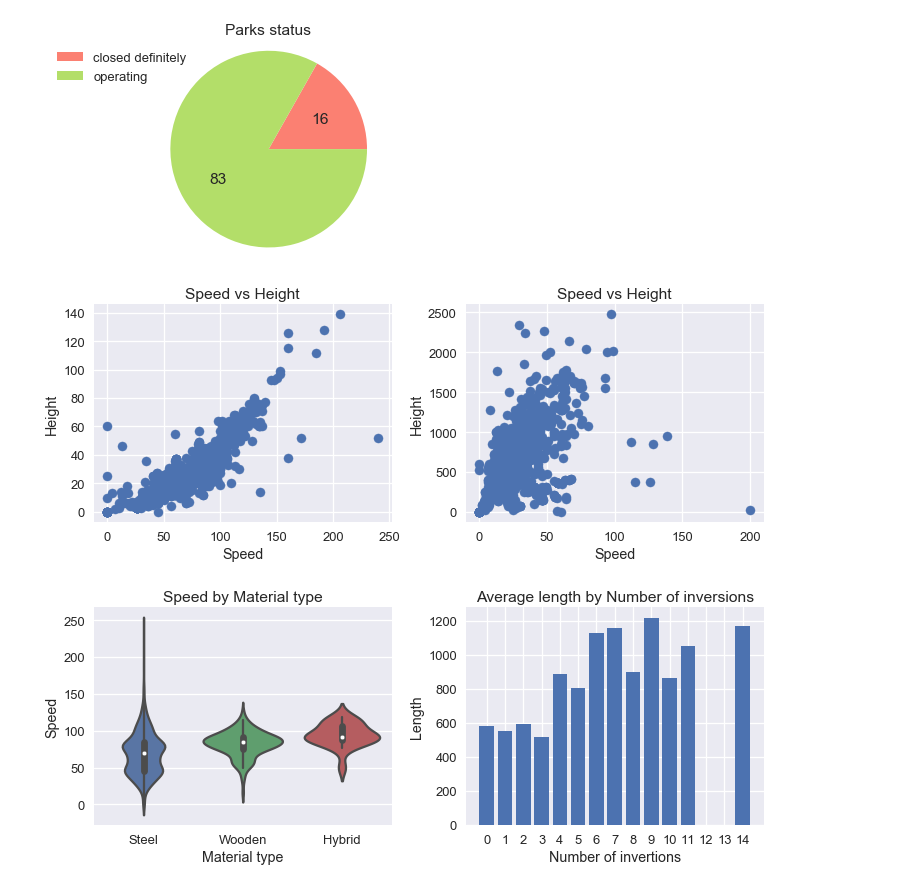
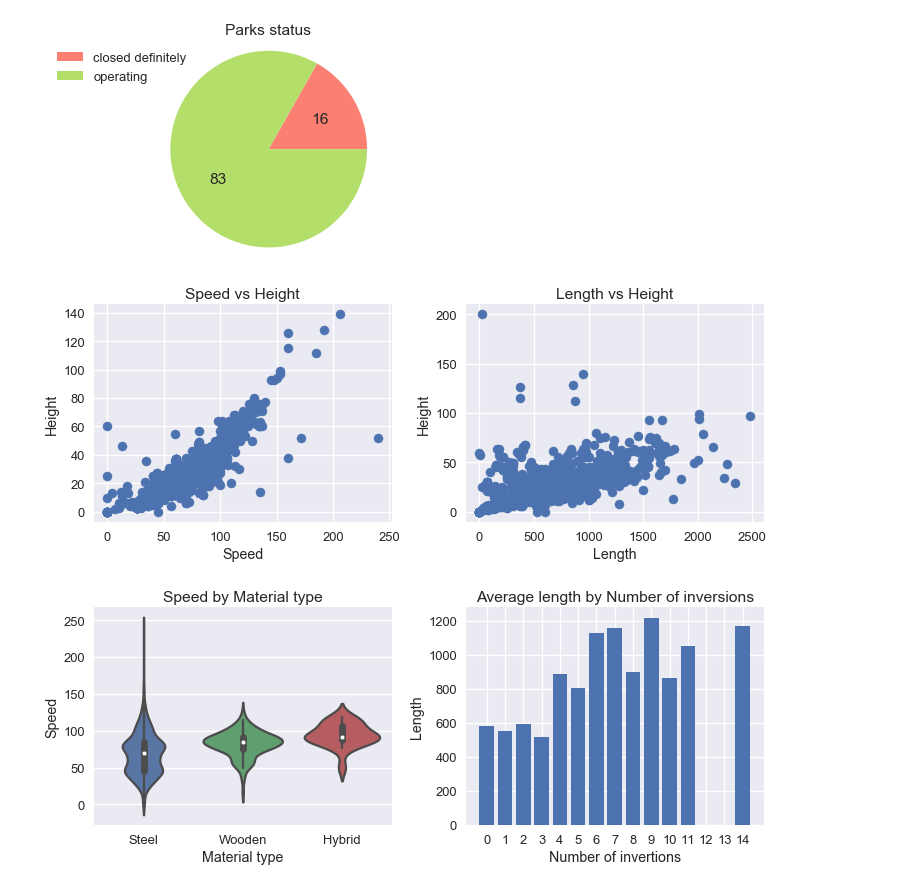
Before and after one commit to Goananda/Codecademy-project-Roller-Coaster, a Jupyter notebook: Roller Coaster.ipynb, the cells around one changed output. Saved outputs shown, nothing was run; the diff lists cells and outputs as text; code cells hidden in the pictures.

```diff
--- a/Roller Coaster.ipynb
+++ b/Roller Coaster.ipynb
@@ -192,14 +192,14 @@ def scatter(database, column_1, column_2, title_1, title_2):
 # %%
 plt.figure(figsize=(12, 4))
 plt.subplots_adjust(wspace=0.25)
 sns.set_palette('deep')
 plt.subplot(1, 2, 1)
 scatter(coasters, 'speed', 'height', 'Speed', 'Height')
 plt.subplot(1, 2, 2)
-scatter(coasters, 'height', 'length', 'Speed', 'Height')
+scatter(coasters, 'length', 'height', 'Length', 'Height')
 plt.show()
 # %% [output]
-[figure, old version]
+[figure, new version]
 # %%
 plt.figure(figsize=(12, 4))
 plt.subplots_adjust(wspace=0.25, hspace=0.4)
```
Also changed, not shown: parts of 1 cell of this notebook.
